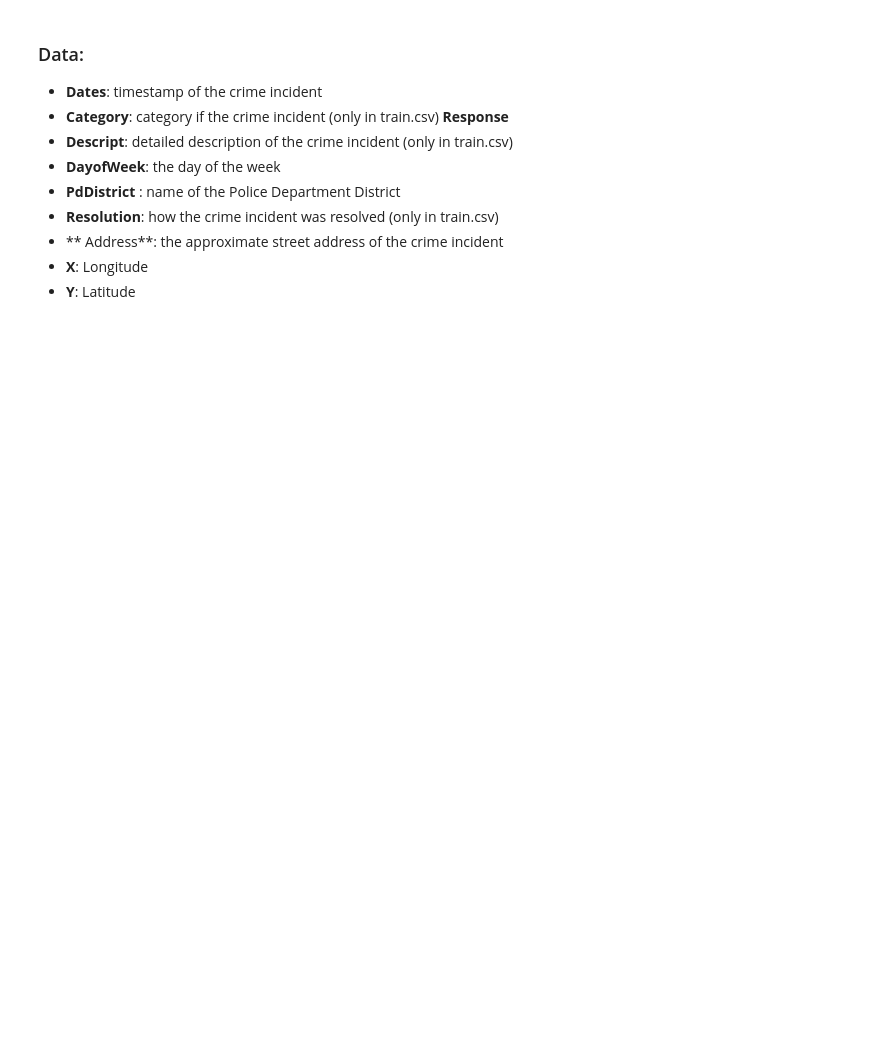
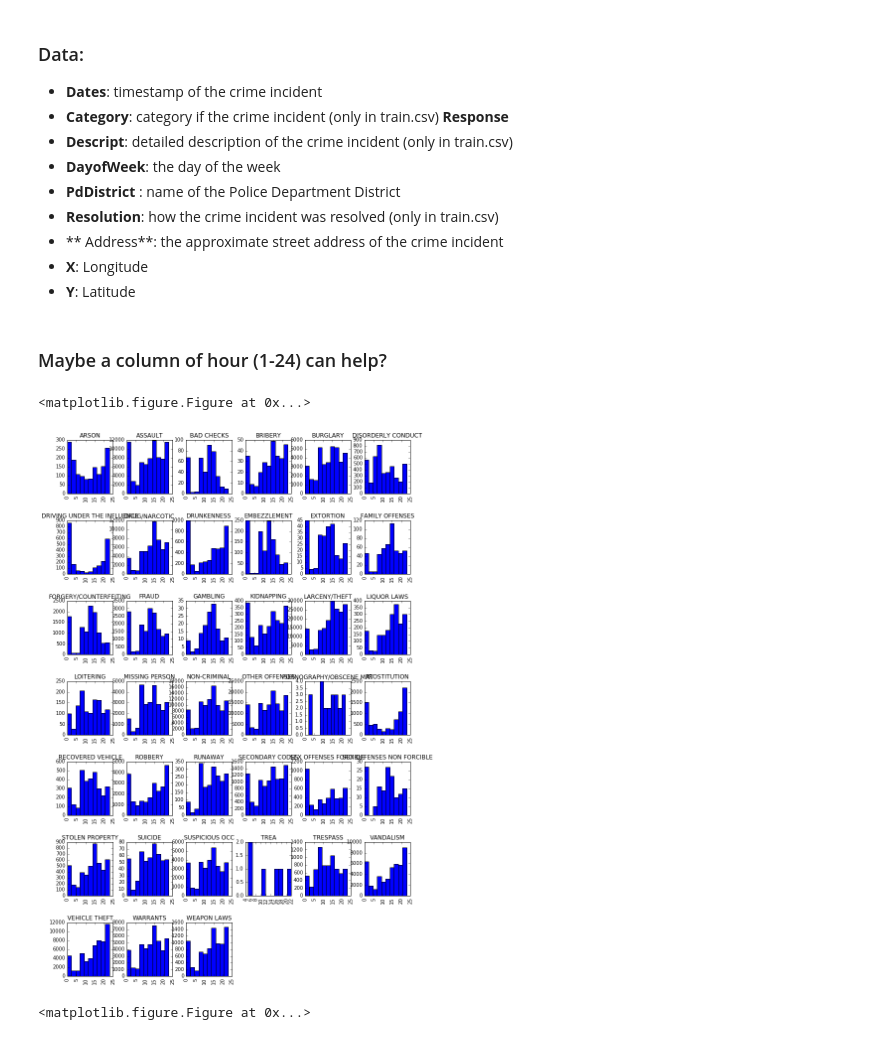
Before and after one commit to jinxinma/ml_project, a Jupyter notebook: EDA.ipynb, the cells around one changed output. Drawn from its saved outputs; the diff is of its cells as text; code cells hidden in the pictures; blank space fills up the shorter version.

Commit message:
add hour feature and explore its variability

```diff
--- a/EDA.ipynb
+++ b/EDA.ipynb
@@ -6,3 +3,13 @@ import numpy as np
+# %%
+import pandas as pd
+import numpy as np
+import matplotlib.pyplot as plt
+%matplotlib inline
+import matplotlib.pyplot as plt
+fig_size=[]
+fig_size.append(20)
+fig_size.append(20)
+plt.rcParams["figure.figsize"] = fig_size
 # %%
 train = pd.read_csv("data/train 2.csv")
 test = pd.read_csv("data/test.csv")
@@ -26,3 +33,22 @@ train.head()
 - ** Address**: the approximate street address of the crime incident
 - **X**: Longitude
 - **Y**: Latitude
+# %%
+X_train = train.drop(['Descript','Resolution'], axis=1)
+y_train = train['Category']
+# %% [markdown]
+### Maybe a column of hour (1-24) can help?
+# %%
+def hour(x):
+    y=x[-8:-6]
+    return int(y)
+width = 12
+height = 20
+
+X_train['Hour'] = map(hour, X_train.Dates)
+X_train['Hour'].hist(by=X_train['Category'])
+plt.figure(figsize=(width, height))
+# %% [output]
+<matplotlib.figure.Figure at 0x...>
+[figure, added]
+<matplotlib.figure.Figure at 0x...>
```
Also changed, not shown: parts of 2 cells of this notebook.
